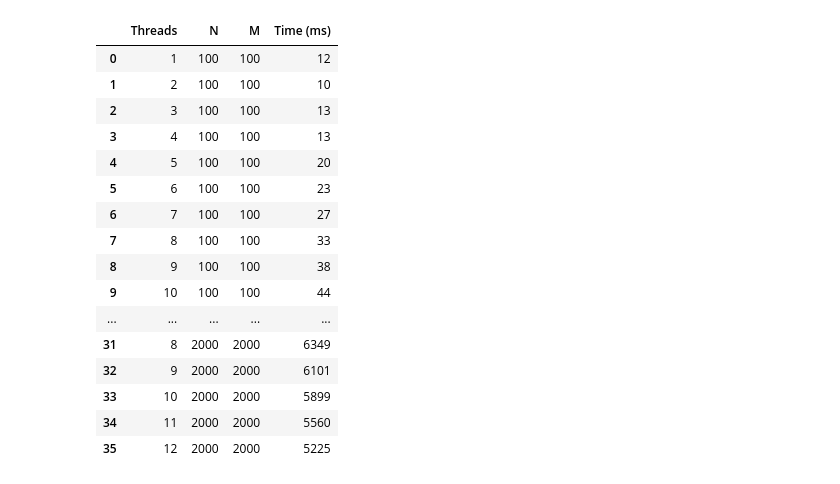
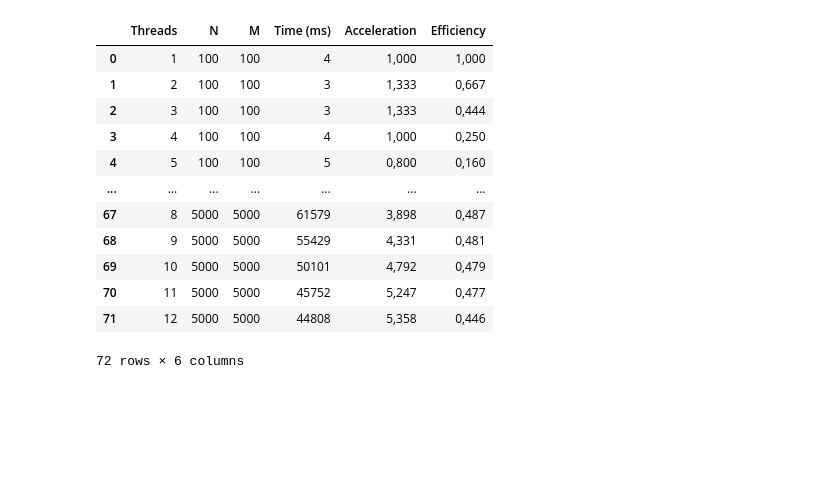
Before and after one commit to Perceptronica/os-labs, a Jupyter notebook: lab2/Untitled.ipynb, the cells around one changed output. Saved outputs shown, nothing was run; the diff lists cells and outputs as text; code cells hidden in the pictures; blank space fills up the shorter version.

```diff
--- a/lab2/Untitled.ipynb
+++ b/lab2/Untitled.ipynb
@@ -1,29 +1,24 @@
 # %%
-# !pip install pandas matplotlib seaborn
 import pandas as pd
 import matplotlib.pyplot as plt
 import seaborn as sns
 
-df = pd.read_csv("./log.csv", names=["Threads", "N", "M", "Time (ms)"])
+df = pd.read_csv("./log.csv", names=["Threads", "N", "M", "Time (ms)", "Acceleration", "Efficiency"], sep=";")
 df
 # %% [output]
-|  | Threads | N | M | Time (ms) |
-| 0 | 1 | 100 | 100 | 12 |
-| 1 | 2 | 100 | 100 | 10 |
-| 2 | 3 | 100 | 100 | 13 |
-| 3 | 4 | 100 | 100 | 13 |
-| 4 | 5 | 100 | 100 | 20 |
-| 5 | 6 | 100 | 100 | 23 |
-| 6 | 7 | 100 | 100 | 27 |
-| 7 | 8 | 100 | 100 | 33 |
-| 8 | 9 | 100 | 100 | 38 |
-| 9 | 10 | 100 | 100 | 44 |
-| ... | ... | ... | ... | ... |
-| 31 | 8 | 2000 | 2000 | 6349 |
-| 32 | 9 | 2000 | 2000 | 6101 |
-| 33 | 10 | 2000 | 2000 | 5899 |
-| 34 | 11 | 2000 | 2000 | 5560 |
-| 35 | 12 | 2000 | 2000 | 5225 |
+|  | Threads | N | M | Time (ms) | Acceleration | Efficiency |
+| 0 | 1 | 100 | 100 | 4 | 1,000 | 1,000 |
+| 1 | 2 | 100 | 100 | 3 | 1,333 | 0,667 |
+| 2 | 3 | 100 | 100 | 3 | 1,333 | 0,444 |
+| 3 | 4 | 100 | 100 | 4 | 1,000 | 0,250 |
+| 4 | 5 | 100 | 100 | 5 | 0,800 | 0,160 |
+| ... | ... | ... | ... | ... | ... | ... |
+| 67 | 8 | 5000 | 5000 | 61579 | 3,898 | 0,487 |
+| 68 | 9 | 5000 | 5000 | 55429 | 4,331 | 0,481 |
+| 69 | 10 | 5000 | 5000 | 50101 | 4,792 | 0,479 |
+| 70 | 11 | 5000 | 5000 | 45752 | 5,247 | 0,477 |
+| 71 | 12 | 5000 | 5000 | 44808 | 5,358 | 0,446 |
+72 rows × 6 columns
 # %%
 sns.set_theme()
 
```
Also changed, not shown: parts of 2 cells of this notebook, 15 other files.
